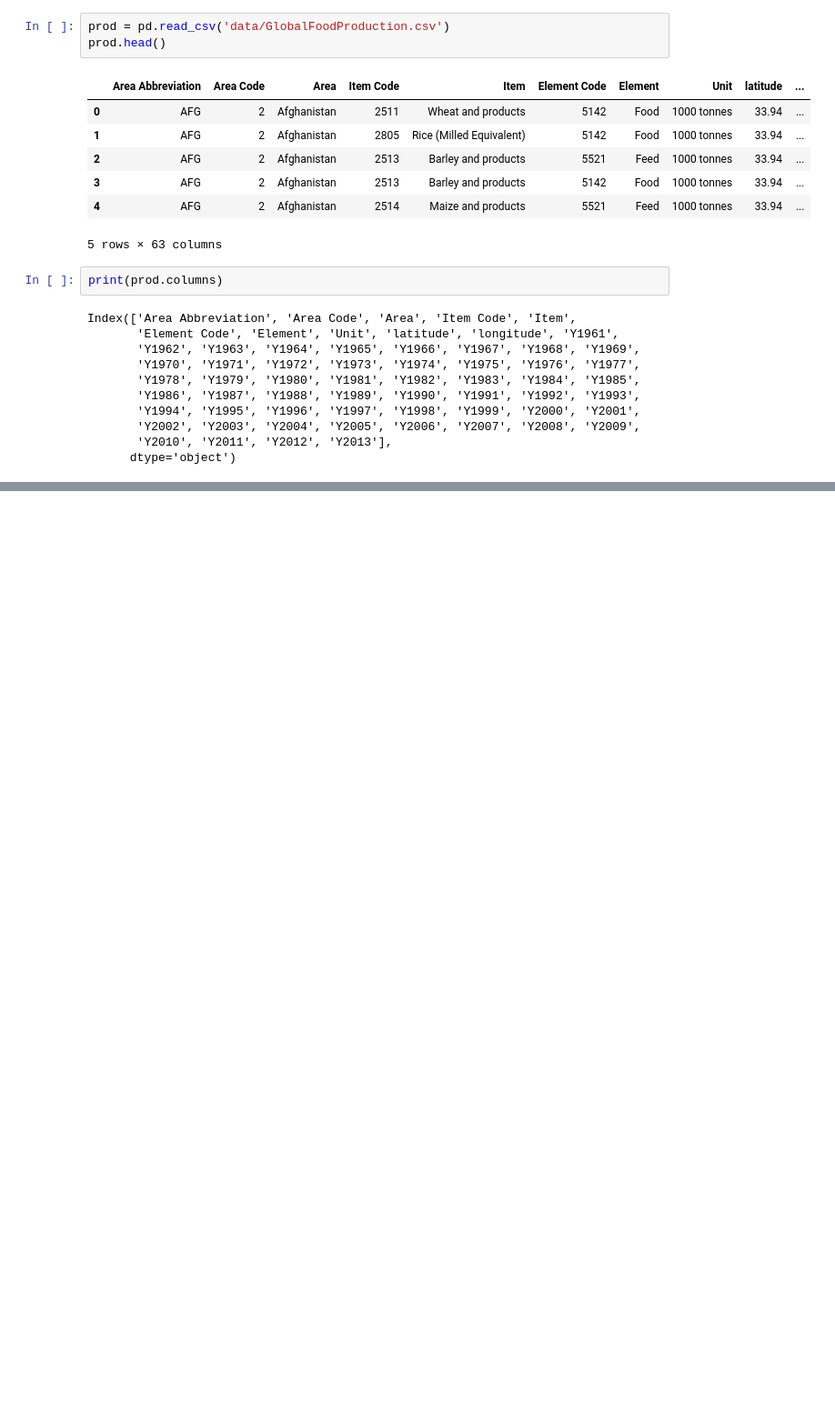
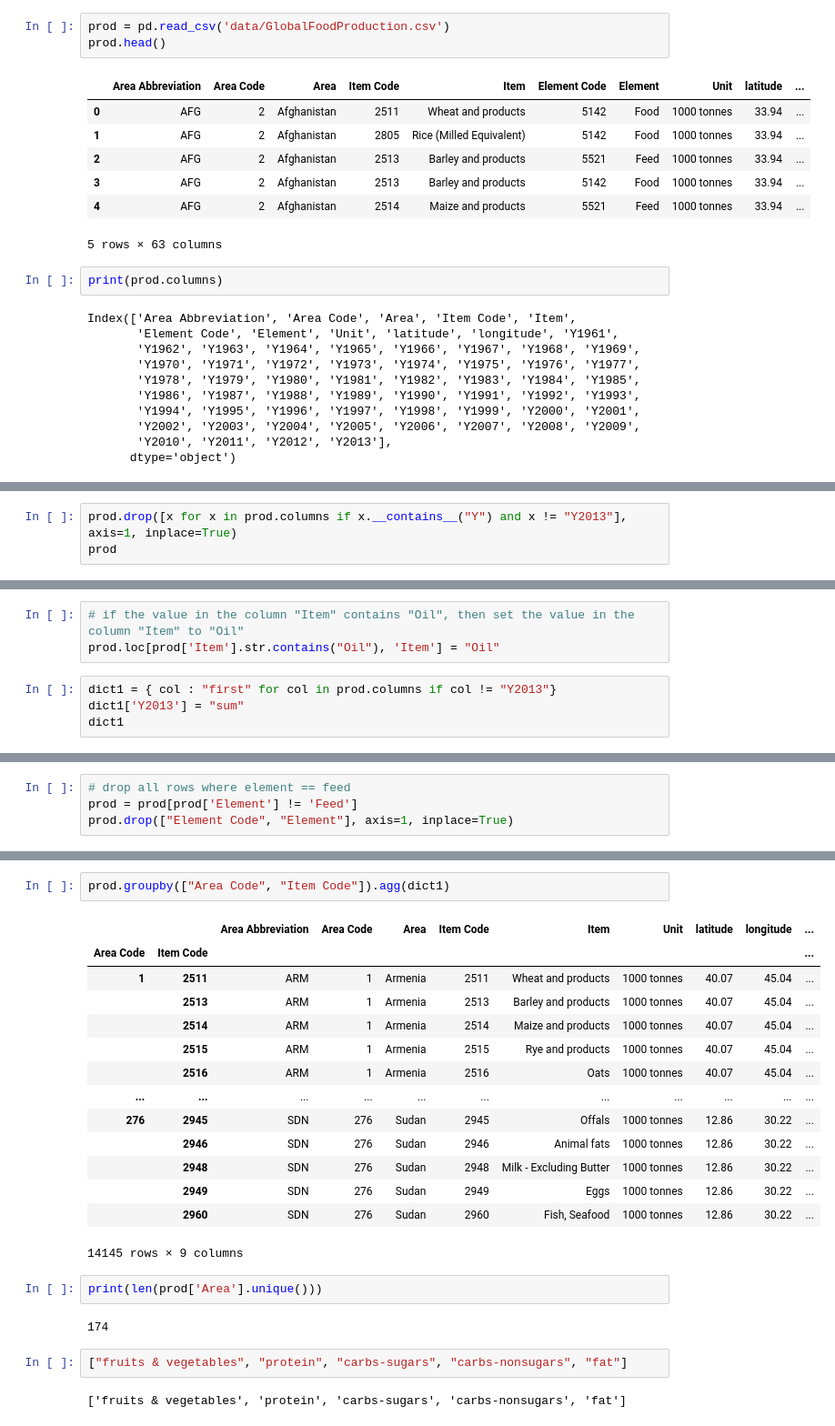
Before and after one commit to Reid-Taylor/TermProject, a Jupyter notebook: initial.ipynb, the cells around one changed output, grey strips where cells are left out. Shown at 91% size. Saved outputs shown, nothing was run; the diff lists cells and outputs as text; blank space fills up the shorter version.

```diff
--- a/initial.ipynb
+++ b/initial.ipynb
@@ -29,0 +126,3 @@ prod.columns[:8]
+# %%
+prod.drop([x for x in prod.columns if x.__contains__("Y") and x != "Y2013"], axis=1, inplace=True)
+prod
@@ -29,0 +143,7 @@ prod.columns[:8]
+# %%
+# if the value in the column "Item" contains "Oil", then set the value in the column "Item" to "Oil"
+prod.loc[prod['Item'].str.contains("Oil"), 'Item'] = "Oil"
+# %%
+dict1 = { col : "first" for col in prod.columns if col != "Y2013"}
+dict1['Y2013'] = "sum"
+dict1
@@ -29,0 +160,4 @@ prod.columns[:8]
+# %%
+# drop all rows where element == feed
+prod = prod[prod['Element'] != 'Feed']
+prod.drop(["Element Code", "Element"], axis=1, inplace=True)
@@ -29,0 +180,25 @@ prod.columns[:8]
+# %%
+prod.groupby(["Area Code", "Item Code"]).agg(dict1)
+# %% [output]
+|  |  | Area Abbreviation | Area Code | Area | Item Code | Item | Unit | latitude | longitude | ... |
+| Area Code | Item Code |  |  |  |  |  |  |  |  | ... |
+| 1 | 2511 | ARM | 1 | Armenia | 2511 | Wheat and products | 1000 tonnes | 40.07 | 45.04 | ... |
+|  | 2513 | ARM | 1 | Armenia | 2513 | Barley and products | 1000 tonnes | 40.07 | 45.04 | ... |
+|  | 2514 | ARM | 1 | Armenia | 2514 | Maize and products | 1000 tonnes | 40.07 | 45.04 | ... |
+|  | 2515 | ARM | 1 | Armenia | 2515 | Rye and products | 1000 tonnes | 40.07 | 45.04 | ... |
+|  | 2516 | ARM | 1 | Armenia | 2516 | Oats | 1000 tonnes | 40.07 | 45.04 | ... |
+| ... | ... | ... | ... | ... | ... | ... | ... | ... | ... | ... |
+| 276 | 2945 | SDN | 276 | Sudan | 2945 | Offals | 1000 tonnes | 12.86 | 30.22 | ... |
+|  | 2946 | SDN | 276 | Sudan | 2946 | Animal fats | 1000 tonnes | 12.86 | 30.22 | ... |
+|  | 2948 | SDN | 276 | Sudan | 2948 | Milk - Excluding Butter | 1000 tonnes | 12.86 | 30.22 | ... |
+|  | 2949 | SDN | 276 | Sudan | 2949 | Eggs | 1000 tonnes | 12.86 | 30.22 | ... |
+|  | 2960 | SDN | 276 | Sudan | 2960 | Fish, Seafood | 1000 tonnes | 12.86 | 30.22 | ... |
+14145 rows × 9 columns
+# %%
+print(len(prod['Area'].unique()))
+# %% [output]
+174
+# %%
+["fruits & vegetables", "protein", "carbs-sugars", "carbs-nonsugars", "fat"]
+# %% [output]
+['fruits & vegetables', 'protein', 'carbs-sugars', 'carbs-nonsugars', 'fat']
```
Also changed, not shown: parts of 13 cells of this notebook.
